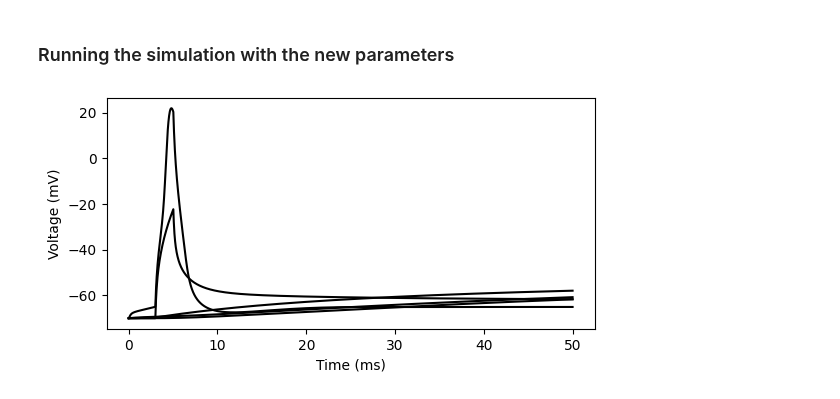
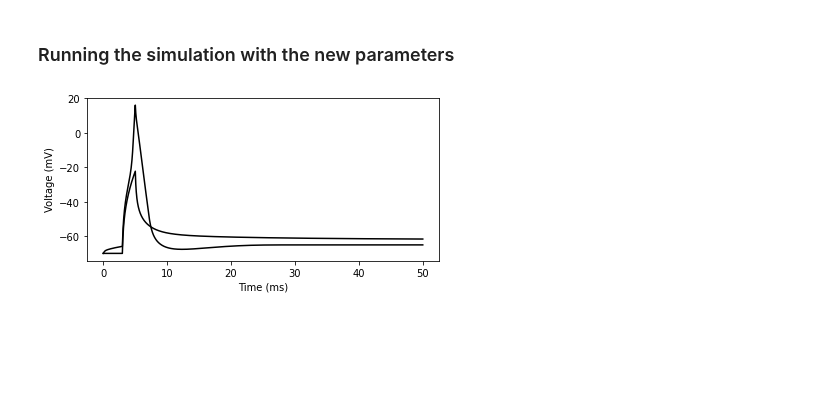
Before and after one commit to jaxleyverse/jaxley, a Jupyter notebook: tutorials/02_setting_parameters.ipynb, the cells around one changed output. Cells and saved outputs as stored; diff of their text form; code cells hidden in the pictures; blank space fills up the shorter version.

```diff
--- a/tutorials/02_setting_parameters.ipynb
+++ b/tutorials/02_setting_parameters.ipynb
@@ -110,13 +118,13 @@ network.show("HHChannel")
 # %% [markdown]
 ### Running the simulation with the new parameters
 # %%
-s = nx.integrate(network, stimuli=stims, recordings=recs, delta_t=dt)
+s = nx.integrate(network, delta_t=dt)
 # %%
 fig, ax = plt.subplots(1, 1, figsize=(6.3, 3))
-for i in range(len(recs)):
+for i in range(2):
     _ = ax.plot(time_vec, s[i][:-1], c="k")
 ax.set_xlabel("Time (ms)")
 ax.set_ylabel("Voltage (mV)")
 plt.show()
 # %% [output]
-[figure, old version]
+[figure, new version]
```
Also changed, not shown: parts of 4 cells of this notebook, 5 other files.
